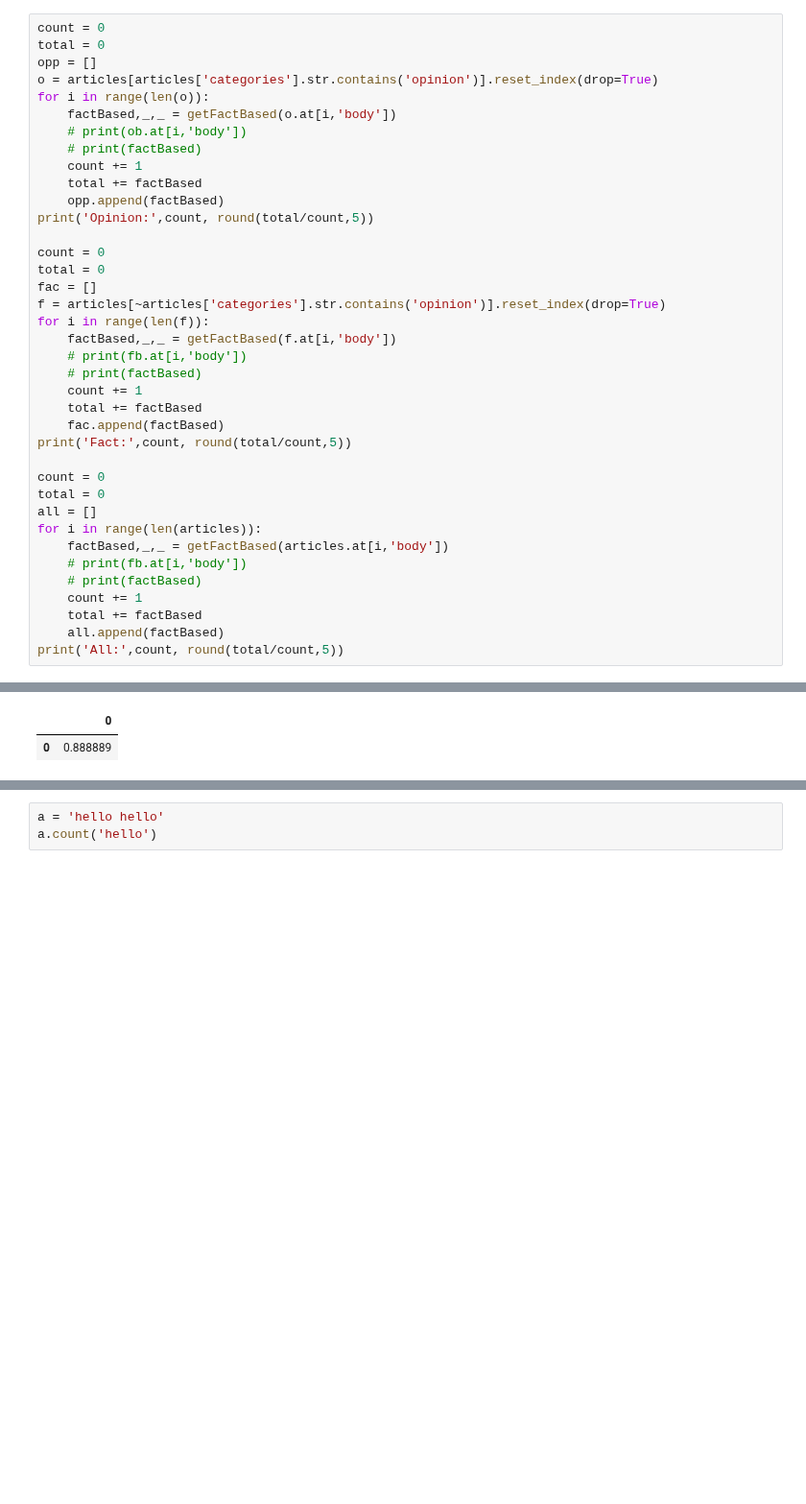
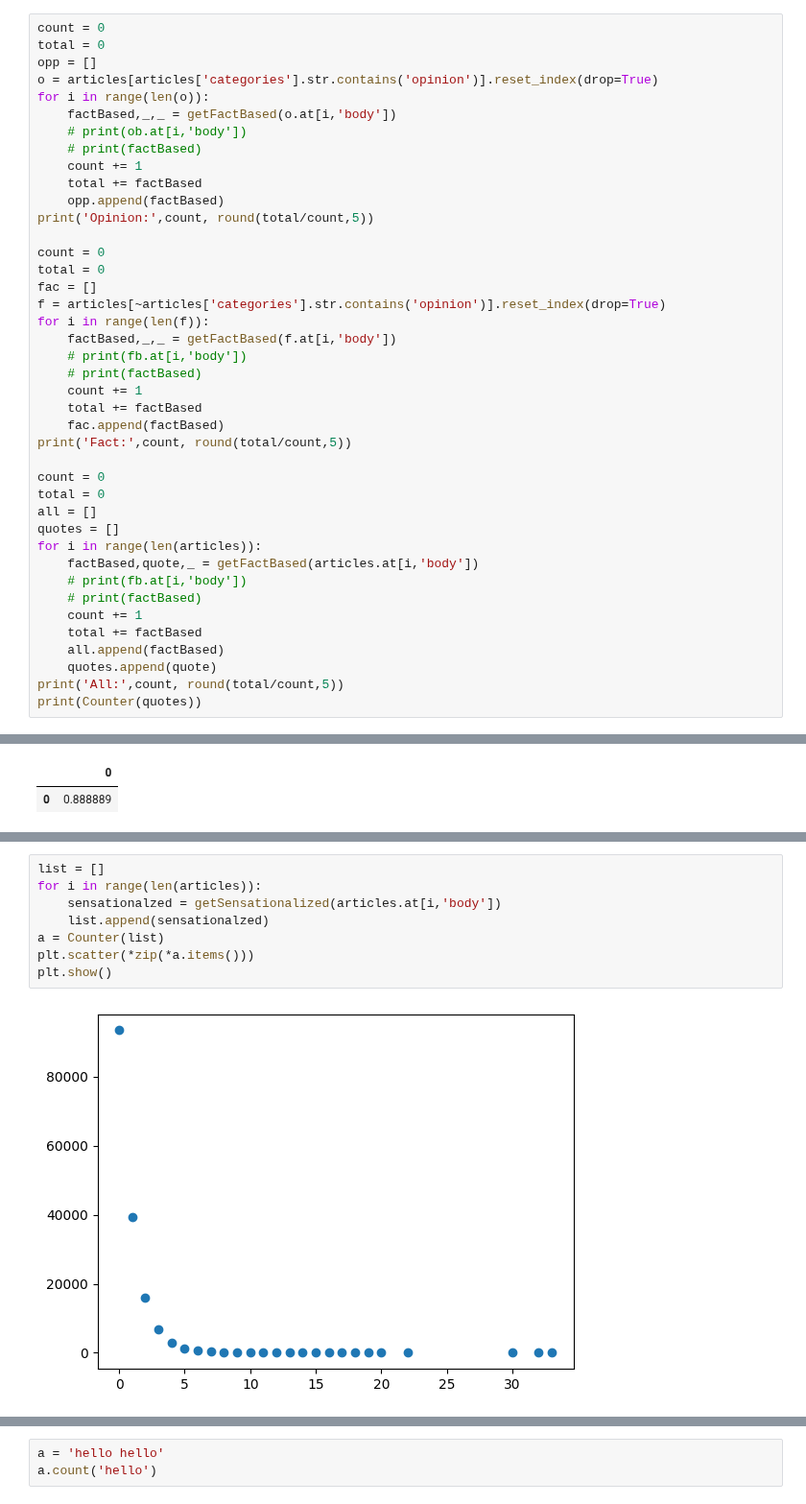
Before and after one commit to TobyBritton1/NewsBiasMapping, a Jupyter notebook: DataAnalysis.ipynb, the cells around one changed output, grey strips where cells are left out. Shown at 96% size. Cells and saved outputs as stored; diff of their text form; blank space fills up the shorter version.

Commit message:
graphing metric results

```diff
--- a/DataAnalysis.ipynb
+++ b/DataAnalysis.ipynb
@@ -74,12 +79,15 @@ print('Fact:',count, round(total/count,5))
 count = 0
 total = 0
 all = []
+quotes = []
 for i in range(len(articles)):
-    factBased,_,_ = getFactBased(articles.at[i,'body'])
+    factBased,quote,_ = getFactBased(articles.at[i,'body'])
     # print(fb.at[i,'body'])
     # print(factBased)
     count += 1
     total += factBased
     all.append(factBased)
+    quotes.append(quote)
 print('All:',count, round(total/count,5))
+print(Counter(quotes))
 # %% [output]
@@ -107,0 +113,10 @@ print(getSensationalized('stunningly terrifying'))
+# %%
+list = []
+for i in range(len(articles)):
+    sensationalzed = getSensationalized(articles.at[i,'body'])
+    list.append(sensationalzed)
+a = Counter(list)
+plt.scatter(*zip(*a.items()))
+plt.show()
+# %% [output]
+[figure, added]
```
Also changed, not shown: parts of 8 cells of this notebook, 2 other files.
